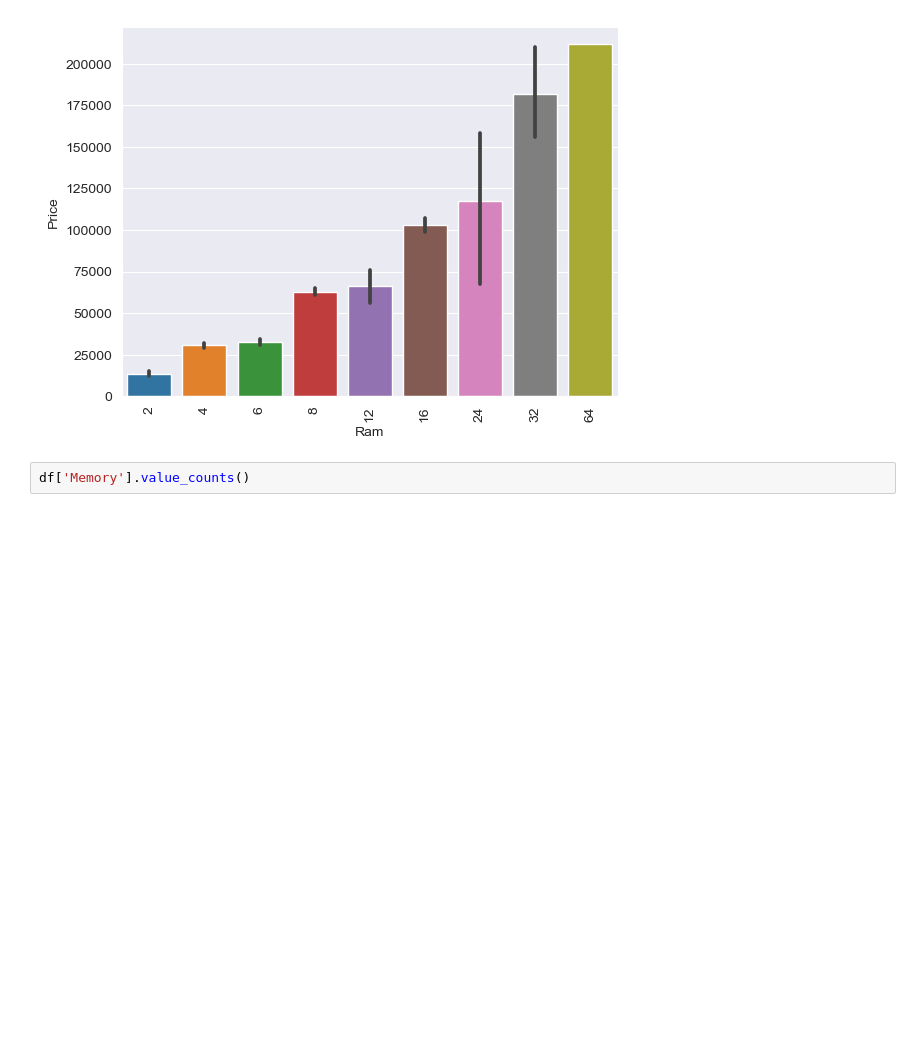
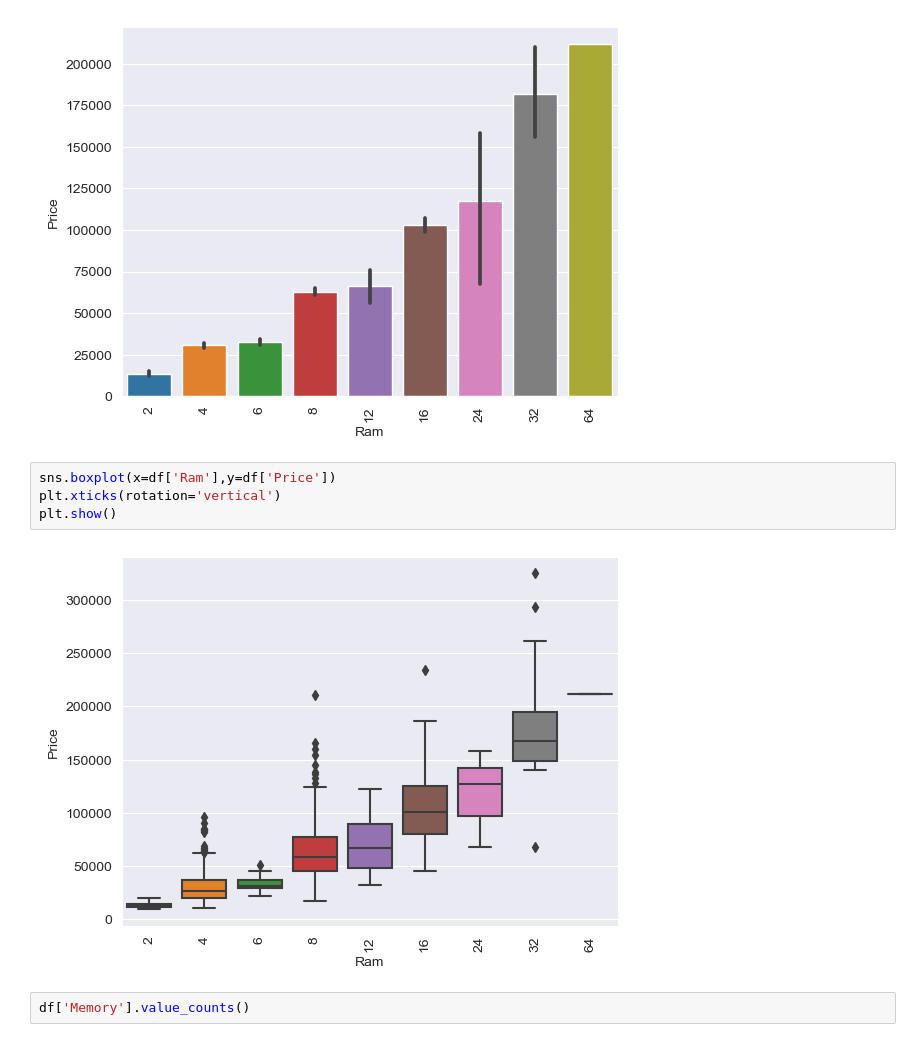
Before and after one commit to Somesh140/Laptop_price_prediction, a Jupyter notebook: Laptop_price_prediction.ipynb, the cells around one changed output. Saved outputs shown, nothing was run; the diff lists cells and outputs as text; blank space fills up the shorter version.

```diff
--- a/Laptop_price_prediction.ipynb
+++ b/Laptop_price_prediction.ipynb
@@ -468,6 +478,12 @@ plt.xticks(rotation='vertical')
 plt.show()
 # %% [output]
 [figure]
+# %%
+sns.boxplot(x=df['Ram'],y=df['Price'])
+plt.xticks(rotation='vertical')
+plt.show()
+# %% [output]
+[figure, added]
 # %%
 df['Memory'].value_counts()
 # %% [output]
```
Also changed, not shown: parts of 45 cells of this notebook.
